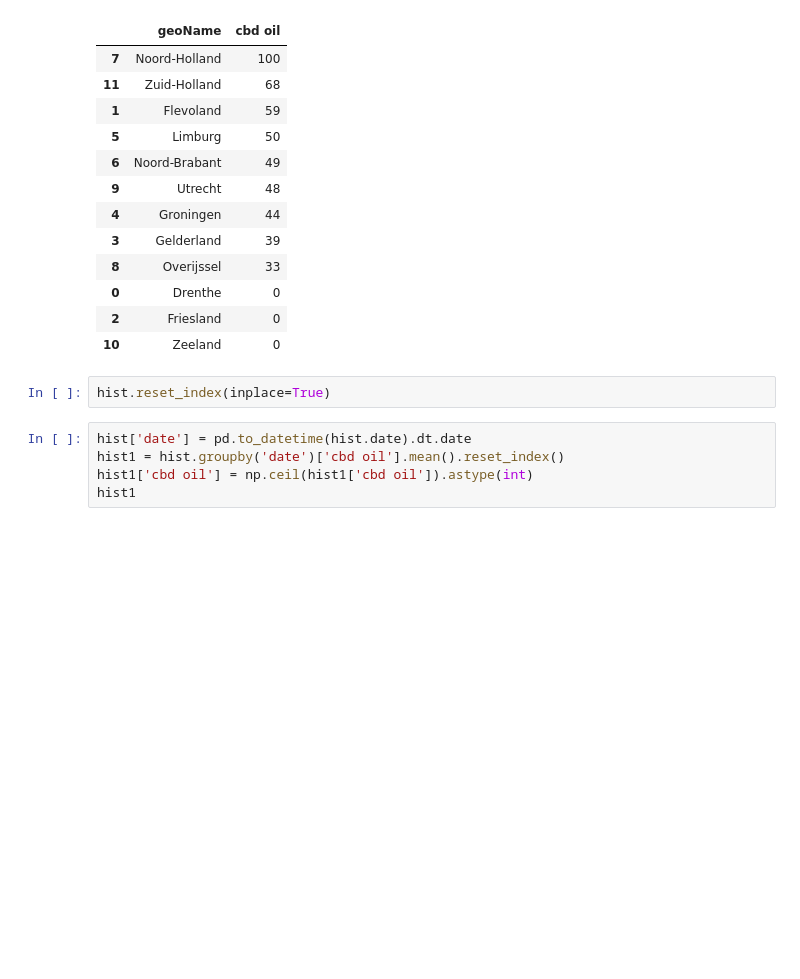
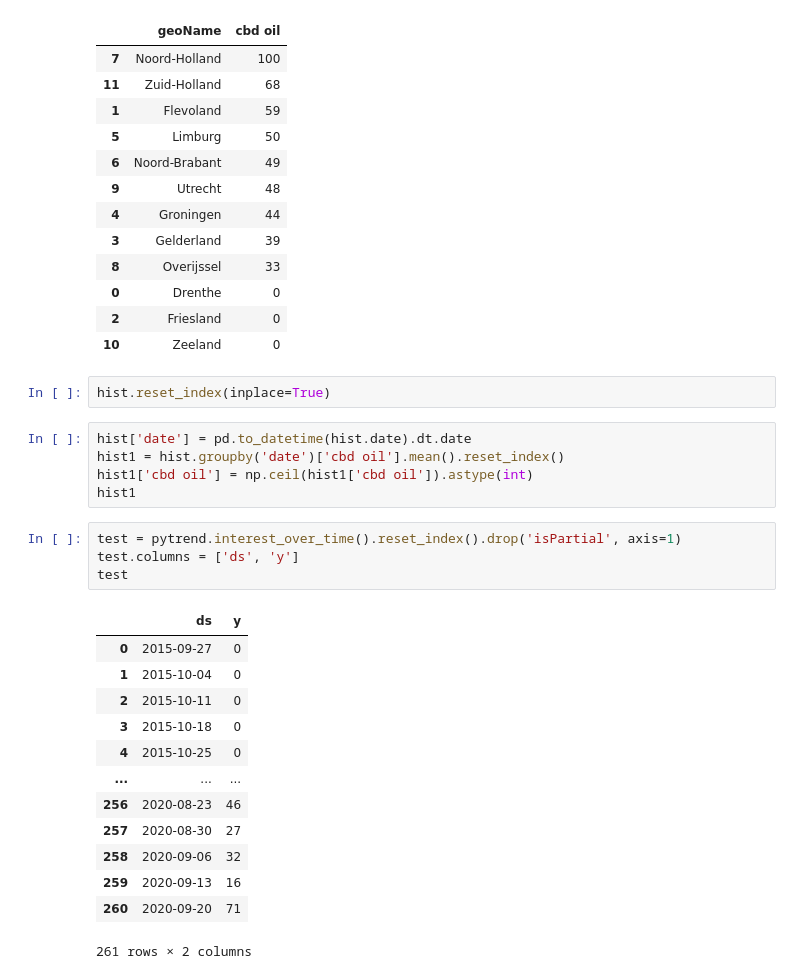
Before and after one commit to michael-william/CBD, a Jupyter notebook: cbd_auto_testing.ipynb, the cells around one changed output. Saved outputs shown, nothing was run; the diff lists cells and outputs as text; blank space fills up the shorter version.

```diff
--- a/cbd_auto_testing.ipynb
+++ b/cbd_auto_testing.ipynb
@@ -231,3 +231,21 @@ hist['date'] = pd.to_datetime(hist.date).dt.date
 hist1 = hist.groupby('date')['cbd oil'].mean().reset_index()
 hist1['cbd oil'] = np.ceil(hist1['cbd oil']).astype(int)
 hist1
+# %%
+test = pytrend.interest_over_time().reset_index().drop('isPartial', axis=1)
+test.columns = ['ds', 'y']
+test
+# %% [output]
+|  | ds | y |
+| 0 | 2015-09-27 | 0 |
+| 1 | 2015-10-04 | 0 |
+| 2 | 2015-10-11 | 0 |
+| 3 | 2015-10-18 | 0 |
+| 4 | 2015-10-25 | 0 |
+| ... | ... | ... |
+| 256 | 2020-08-23 | 46 |
+| 257 | 2020-08-30 | 27 |
+| 258 | 2020-09-06 | 32 |
+| 259 | 2020-09-13 | 16 |
+| 260 | 2020-09-20 | 71 |
+261 rows × 2 columns
```
Also changed, not shown: parts of 2 cells of this notebook, 1 other file.
